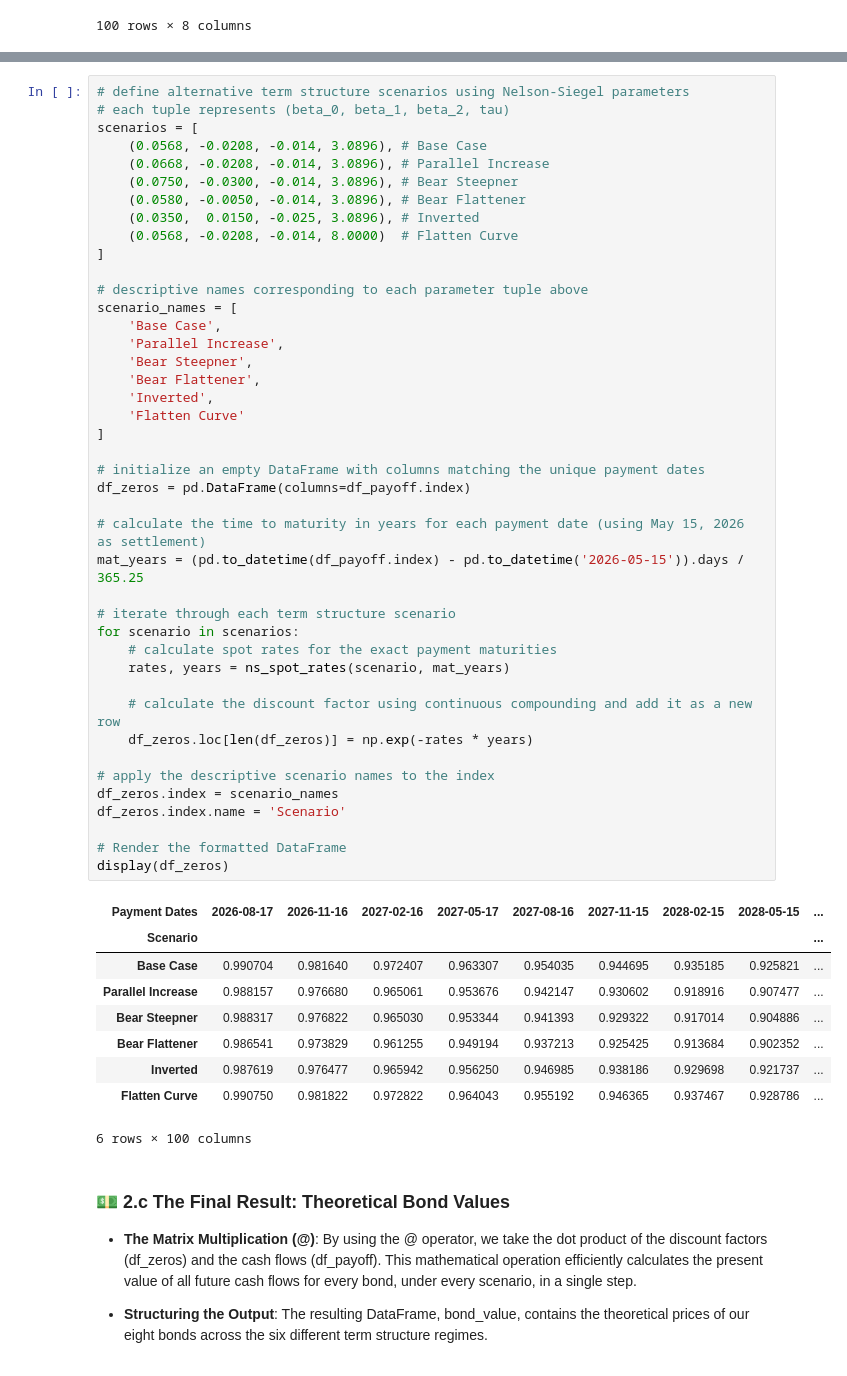
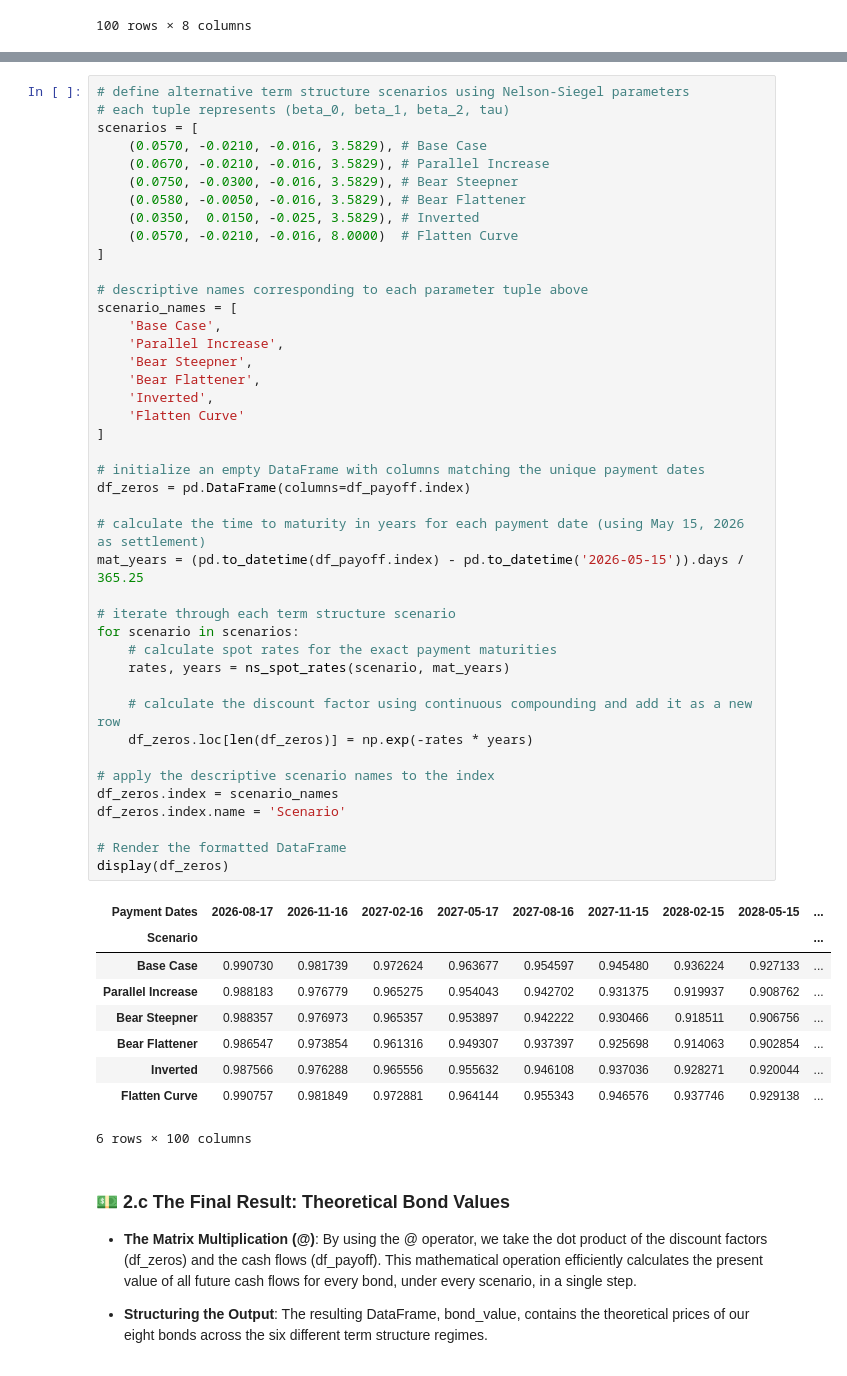
Before and after one commit to PatrickJHess/Volume-Four-Chapter-Three, a Jupyter notebook: colab/Colab_Calculating_Yields_To_Maturity.ipynb, the cells around one changed output, grey strips where cells are left out. Drawn from its saved outputs; the diff is of its cells as text.

```diff
--- a/colab/Colab_Calculating_Yields_To_Maturity.ipynb
+++ b/colab/Colab_Calculating_Yields_To_Maturity.ipynb
@@ -358,12 +358,12 @@ Decrease dramatic cut in the long-term rate ($\beta_0$), make $\beta_1$ positive
 # define alternative term structure scenarios using Nelson-Siegel parameters
 # each tuple represents (beta_0, beta_1, beta_2, tau)
 scenarios = [
-    (0.0568, -0.0208, -0.014, 3.0896), # Base Case
-    (0.0668, -0.0208, -0.014, 3.0896), # Parallel Increase
-    (0.0750, -0.0300, -0.014, 3.0896), # Bear Steepner
-    (0.0580, -0.0050, -0.014, 3.0896), # Bear Flattener
-    (0.0350,  0.0150, -0.025, 3.0896), # Inverted
-    (0.0568, -0.0208, -0.014, 8.0000)  # Flatten Curve
+    (0.0570, -0.0210, -0.016, 3.5829), # Base Case
+    (0.0670, -0.0210, -0.016, 3.5829), # Parallel Increase
+    (0.0750, -0.0300, -0.016, 3.5829), # Bear Steepner
+    (0.0580, -0.0050, -0.016, 3.5829), # Bear Flattener
+    (0.0350,  0.0150, -0.025, 3.5829), # Inverted
+    (0.0570, -0.0210, -0.016, 8.0000)  # Flatten Curve
 ]
 
 # descriptive names corresponding to each parameter tuple above
@@ -372,39 +372,39 @@ scenario_names = [
     'Parallel Increase',
     'Bear Steepner',
     'Bear Flattener',
     'Inverted',
     'Flatten Curve'
 ]
 
 # initialize an empty DataFrame with columns matching the unique payment dates
 df_zeros = pd.DataFrame(columns=df_payoff.index)
 
 # calculate the time to maturity in years for each payment date (using May 15, 2026 as settlement)
 mat_years = (pd.to_datetime(df_payoff.index) - pd.to_datetime('2026-05-15')).days / 365.25
 
 # iterate through each term structure scenario
 for scenario in scenarios:
     # calculate spot rates for the exact payment maturities
     rates, years = ns_spot_rates(scenario, mat_years)
 
     # calculate the discount factor using continuous compounding and add it as a new row
     df_zeros.loc[len(df_zeros)] = np.exp(-rates * years)
 
 # apply the descriptive scenario names to the index
 df_zeros.index = scenario_names
 df_zeros.index.name = 'Scenario'
 
 # Render the formatted DataFrame
 display(df_zeros)
 # %% [output]
 | Payment Dates | 2026-08-17 | 2026-11-16 | 2027-02-16 | 2027-05-17 | 2027-08-16 | 2027-11-15 | 2028-02-15 | 2028-05-15 | ... |
 | Scenario |  |  |  |  |  |  |  |  | ... |
-| Base Case | 0.990704 | 0.981640 | 0.972407 | 0.963307 | 0.954035 | 0.944695 | 0.935185 | 0.925821 | ... |
-| Parallel Increase | 0.988157 | 0.976680 | 0.965061 | 0.953676 | 0.942147 | 0.930602 | 0.918916 | 0.907477 | ... |
-| Bear Steepner | 0.988317 | 0.976822 | 0.965030 | 0.953344 | 0.941393 | 0.929322 | 0.917014 | 0.904886 | ... |
-| Bear Flattener | 0.986541 | 0.973829 | 0.961255 | 0.949194 | 0.937213 | 0.925425 | 0.913684 | 0.902352 | ... |
-| Inverted | 0.987619 | 0.976477 | 0.965942 | 0.956250 | 0.946985 | 0.938186 | 0.929698 | 0.921737 | ... |
-| Flatten Curve | 0.990750 | 0.981822 | 0.972822 | 0.964043 | 0.955192 | 0.946365 | 0.937467 | 0.928786 | ... |
+| Base Case | 0.990730 | 0.981739 | 0.972624 | 0.963677 | 0.954597 | 0.945480 | 0.936224 | 0.927133 | ... |
+| Parallel Increase | 0.988183 | 0.976779 | 0.965275 | 0.954043 | 0.942702 | 0.931375 | 0.919937 | 0.908762 | ... |
+| Bear Steepner | 0.988357 | 0.976973 | 0.965357 | 0.953897 | 0.942222 | 0.930466 | 0.918511 | 0.906756 | ... |
+| Bear Flattener | 0.986547 | 0.973854 | 0.961316 | 0.949307 | 0.937397 | 0.925698 | 0.914063 | 0.902854 | ... |
+| Inverted | 0.987566 | 0.976288 | 0.965556 | 0.955632 | 0.946108 | 0.937036 | 0.928271 | 0.920044 | ... |
+| Flatten Curve | 0.990757 | 0.981849 | 0.972881 | 0.964144 | 0.955343 | 0.946576 | 0.937746 | 0.929138 | ... |
 6 rows × 100 columns
 # %% [markdown]
 ### 💵 2.c The Final Result: Theoretical Bond Values
```
Also changed, not shown: parts of 14 cells of this notebook, 8 other files.
